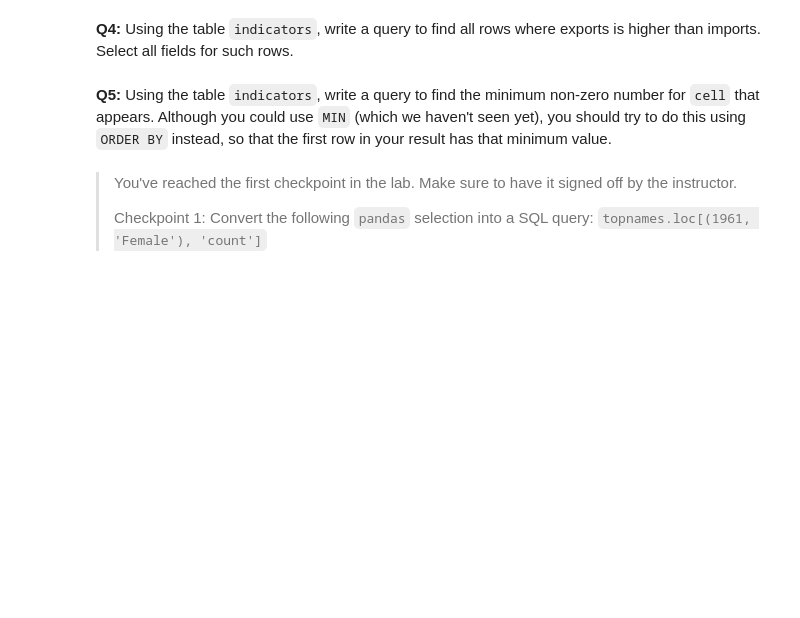
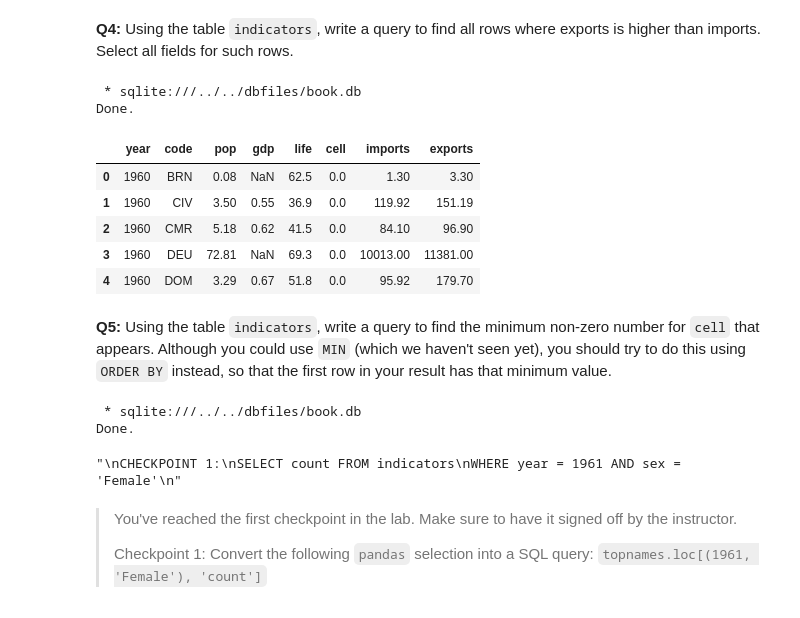
Before and after one commit to adp11/cs181-f22-student, a Jupyter notebook: sw_lab/lab_10/single_selection.ipynb, the cells around one changed output. Cells and saved outputs as stored; diff of their text form; code cells hidden in the pictures; blank space fills up the shorter version.

```diff
--- a/sw_lab/lab_10/single_selection.ipynb
+++ b/sw_lab/lab_10/single_selection.ipynb
@@ -276,13 +395,24 @@ assert len(resultdf3) == 6958
 **Q4:** Using the table `indicators`, write a query to find all rows where exports is higher than imports. Select all fields for such rows.
 # %%
 query = """
+SELECT * FROM indicators
+WHERE exports > imports
 """
 # YOUR CODE HERE
-raise NotImplementedError()
+# raise NotImplementedError()
 
 resultset4 = %sql $query
 resultdf4 = resultset4.DataFrame()
 resultdf4.head()
+# %% [output]
+ * sqlite:///../../dbfiles/book.db
+Done.
+|  | year | code | pop | gdp | life | cell | imports | exports |
+| 0 | 1960 | BRN | 0.08 | NaN | 62.5 | 0.0 | 1.30 | 3.30 |
+| 1 | 1960 | CIV | 3.50 | 0.55 | 36.9 | 0.0 | 119.92 | 151.19 |
+| 2 | 1960 | CMR | 5.18 | 0.62 | 41.5 | 0.0 | 84.10 | 96.90 |
+| 3 | 1960 | DEU | 72.81 | NaN | 69.3 | 0.0 | 10013.00 | 11381.00 |
+| 4 | 1960 | DOM | 3.29 | 0.67 | 51.8 | 0.0 | 95.92 | 179.70 |
 # %%
 # Testing cell
 assert len(resultdf4) == 2492
@@ -291,13 +421,27 @@ assert resultdf4.shape == (2492,8)
 **Q5:** Using the table `indicators`, write a query to find the minimum non-zero number for `cell` that appears.  Although you could use `MIN` (which we haven't seen yet), you should try to do this using `ORDER BY` instead, so that the first row in your result has that minimum value.
 # %%
 query = """
+SELECT * FROM indicators
+WHERE cell <> 0
+ORDER BY cell ASC
+LIMIT 1
 """
 # YOUR CODE HERE
-raise NotImplementedError()
+# raise NotImplementedError()
 
 resultset5 = %sql $query
 resultdf5 = resultset5.DataFrame()
 resultdf5.head()
+
+"""
+CHECKPOINT 1:
+SELECT count FROM indicators
+WHERE year = 1961 AND sex = 'Female'
+"""
+# %% [output]
+ * sqlite:///../../dbfiles/book.db
+Done.
+"\nCHECKPOINT 1:\nSELECT count FROM indicators\nWHERE year = 1961 AND sex = 'Female'\n"
 # %%
 # Testing cell
 assert resultdf5.loc[0,'cell'] == 0.01
```
Also changed, not shown: parts of 25 cells of this notebook.
